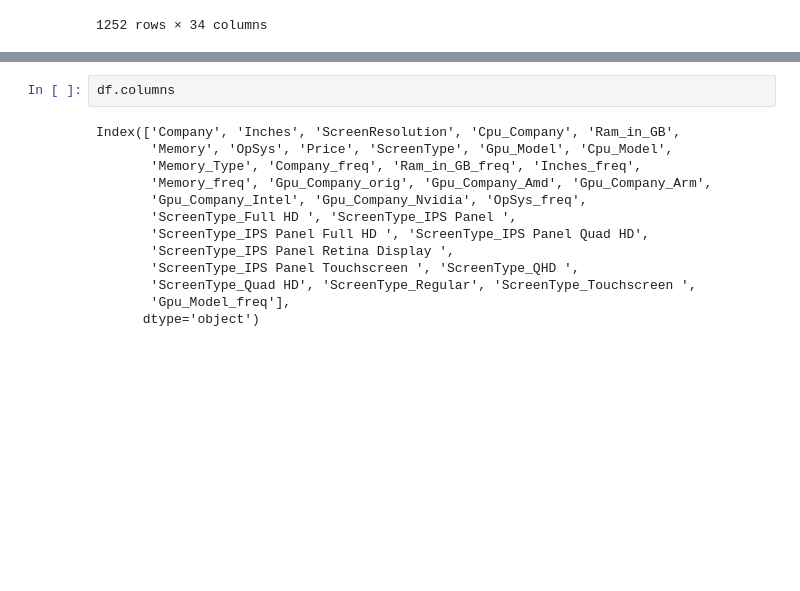
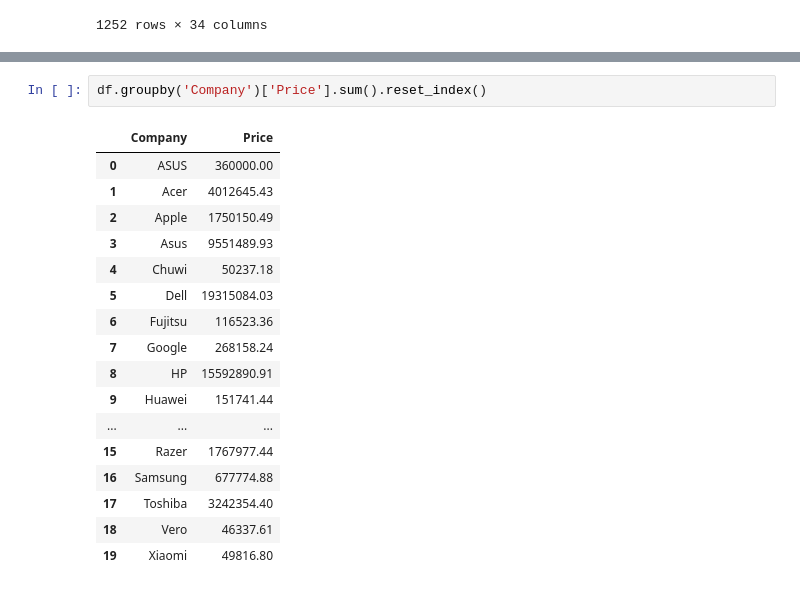
Before and after one commit to Namir50/Laptop-Price-Prediction-App, a Jupyter notebook: notebook/laptop_price_prediction.ipynb, the cells around one changed output, grey strips where cells are left out. Saved outputs shown, nothing was run; the diff lists cells and outputs as text; blank space fills up the shorter version.

```diff
--- a/notebook/laptop_price_prediction.ipynb
+++ b/notebook/laptop_price_prediction.ipynb
@@ -30,15 +45,20 @@ df
 # %%
-df.columns
+df.groupby('Company')['Price'].sum().reset_index()
 # %% [output]
-Index(['Company', 'Inches', 'ScreenResolution', 'Cpu_Company', 'Ram_in_GB',
-       'Memory', 'OpSys', 'Price', 'ScreenType', 'Gpu_Model', 'Cpu_Model',
-       'Memory_Type', 'Company_freq', 'Ram_in_GB_freq', 'Inches_freq',
-       'Memory_freq', 'Gpu_Company_orig', 'Gpu_Company_Amd', 'Gpu_Company_Arm',
-       'Gpu_Company_Intel', 'Gpu_Company_Nvidia', 'OpSys_freq',
-       'ScreenType_Full HD ', 'ScreenType_IPS Panel ',
-       'ScreenType_IPS Panel Full HD ', 'ScreenType_IPS Panel Quad HD',
-       'ScreenType_IPS Panel Retina Display ',
-       'ScreenType_IPS Panel Touchscreen ', 'ScreenType_QHD ',
-       'ScreenType_Quad HD', 'ScreenType_Regular', 'ScreenType_Touchscreen ',
-       'Gpu_Model_freq'],
-      dtype='object')
+|  | Company | Price |
+| 0 | ASUS | 360000.00 |
+| 1 | Acer | 4012645.43 |
+| 2 | Apple | 1750150.49 |
+| 3 | Asus | 9551489.93 |
+| 4 | Chuwi | 50237.18 |
+| 5 | Dell | 19315084.03 |
+| 6 | Fujitsu | 116523.36 |
+| 7 | Google | 268158.24 |
+| 8 | HP | 15592890.91 |
+| 9 | Huawei | 151741.44 |
+| ... | ... | ... |
+| 15 | Razer | 1767977.44 |
+| 16 | Samsung | 677774.88 |
+| 17 | Toshiba | 3242354.40 |
+| 18 | Vero | 46337.61 |
+| 19 | Xiaomi | 49816.80 |
```
Also changed, not shown: parts of 5 cells of this notebook, 2 other files.
